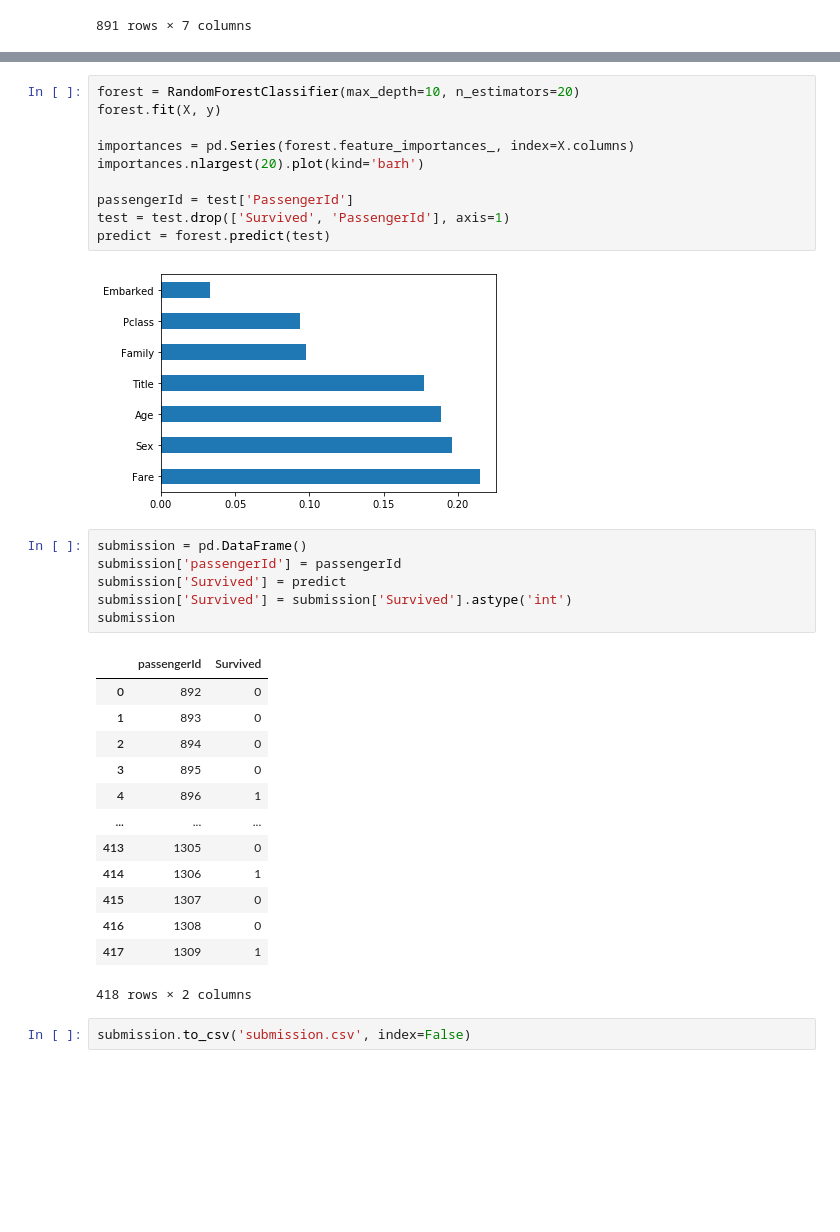
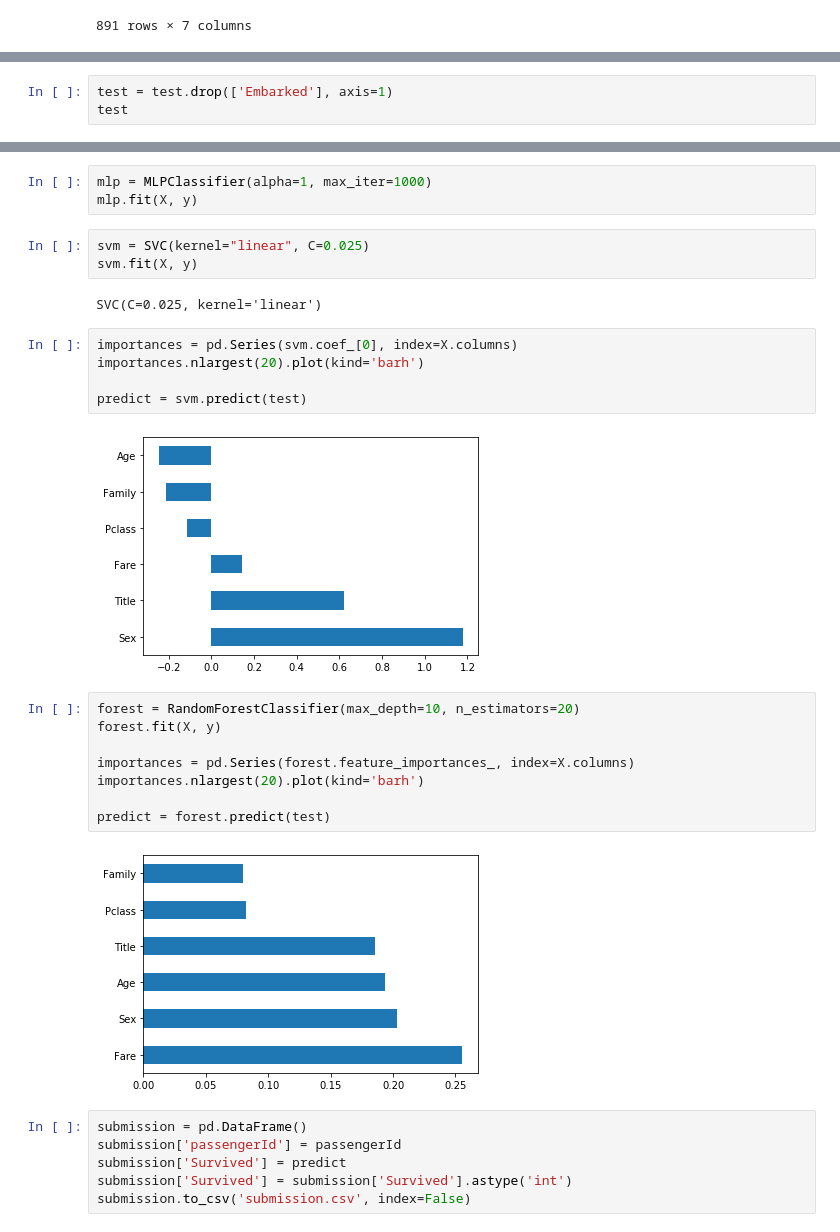
Before and after one commit to stdwal/titanic, a Jupyter notebook: titanic.ipynb, the cells around one changed output, grey strips where cells are left out. Saved outputs shown, nothing was run; the diff lists cells and outputs as text; blank space fills up the shorter version.

Commit message:
new submission: 0.78468

```diff
--- a/titanic.ipynb
+++ b/titanic.ipynb
@@ -448,0 +450,3 @@ test
+# %%
+test = test.drop(['Embarked'], axis=1)
+test
@@ -449,3 +467,18 @@ test
+# %%
+mlp = MLPClassifier(alpha=1, max_iter=1000)
+mlp.fit(X, y)
+# %%
+svm = SVC(kernel="linear", C=0.025)
+svm.fit(X, y)
+# %% [output]
+SVC(C=0.025, kernel='linear')
+# %%
+importances = pd.Series(svm.coef_[0], index=X.columns)
+importances.nlargest(20).plot(kind='barh')
+
+predict = svm.predict(test)
+# %% [output]
+[figure, added]
 # %%
 forest = RandomForestClassifier(max_depth=10, n_estimators=20)
 forest.fit(X, y)
@@ -453,30 +486,12 @@ forest.fit(X, y)
 importances = pd.Series(forest.feature_importances_, index=X.columns)
 importances.nlargest(20).plot(kind='barh')
 
-passengerId = test['PassengerId']
-test = test.drop(['Survived', 'PassengerId'], axis=1)
 predict = forest.predict(test)
 # %% [output]
-[figure, old version]
+[figure, new version]
 # %%
 submission = pd.DataFrame()
 submission['passengerId'] = passengerId
 submission['Survived'] = predict
 submission['Survived'] = submission['Survived'].astype('int')
-submission
+submission.to_csv('submission.csv', index=False)
-# %% [output]
-|  | passengerId | Survived |
-| 0 | 892 | 0 |
-| 1 | 893 | 0 |
-| 2 | 894 | 0 |
-| 3 | 895 | 0 |
-| 4 | 896 | 1 |
-| ... | ... | ... |
-| 413 | 1305 | 0 |
-| 414 | 1306 | 1 |
-| 415 | 1307 | 0 |
-| 416 | 1308 | 0 |
-| 417 | 1309 | 1 |
-418 rows × 2 columns
-# %%
-submission.to_csv('submission.csv', index=False)
```
Also changed, not shown: parts of 9 cells of this notebook.
